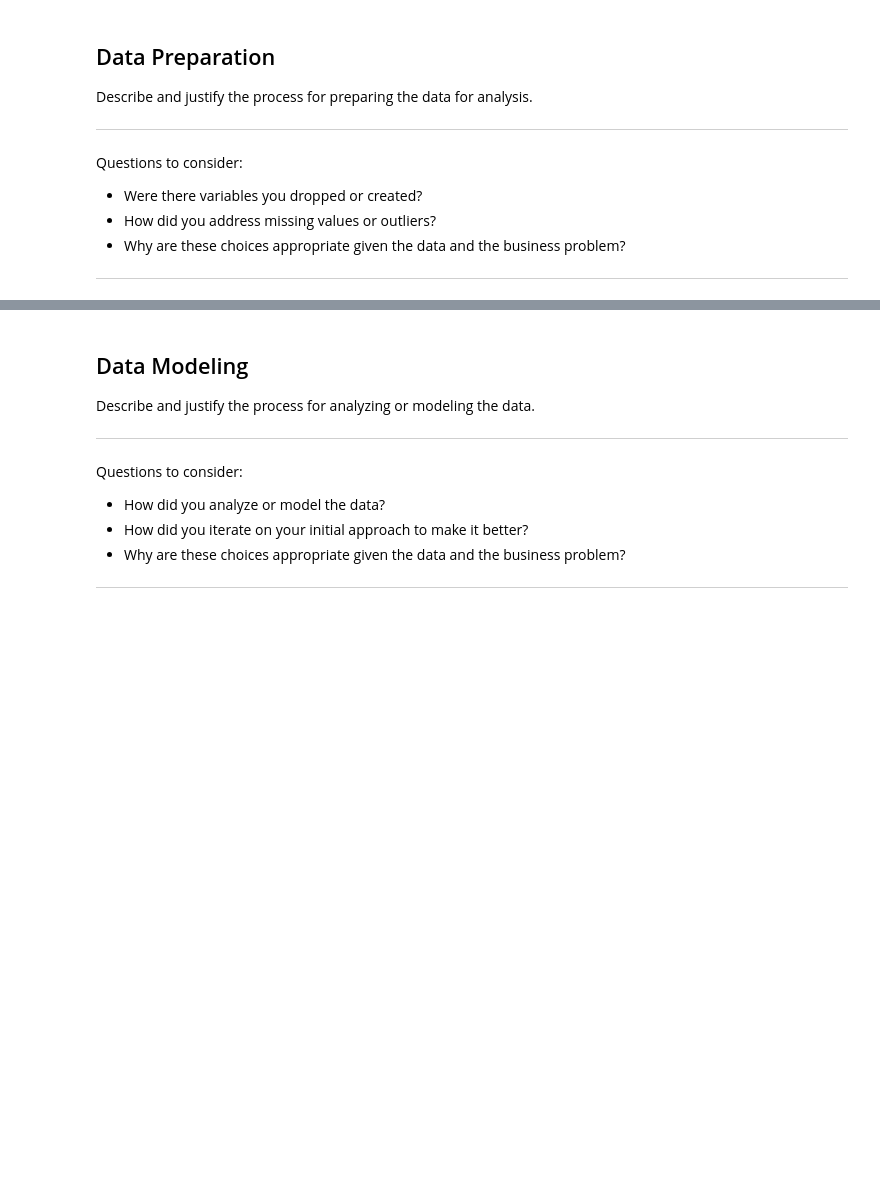
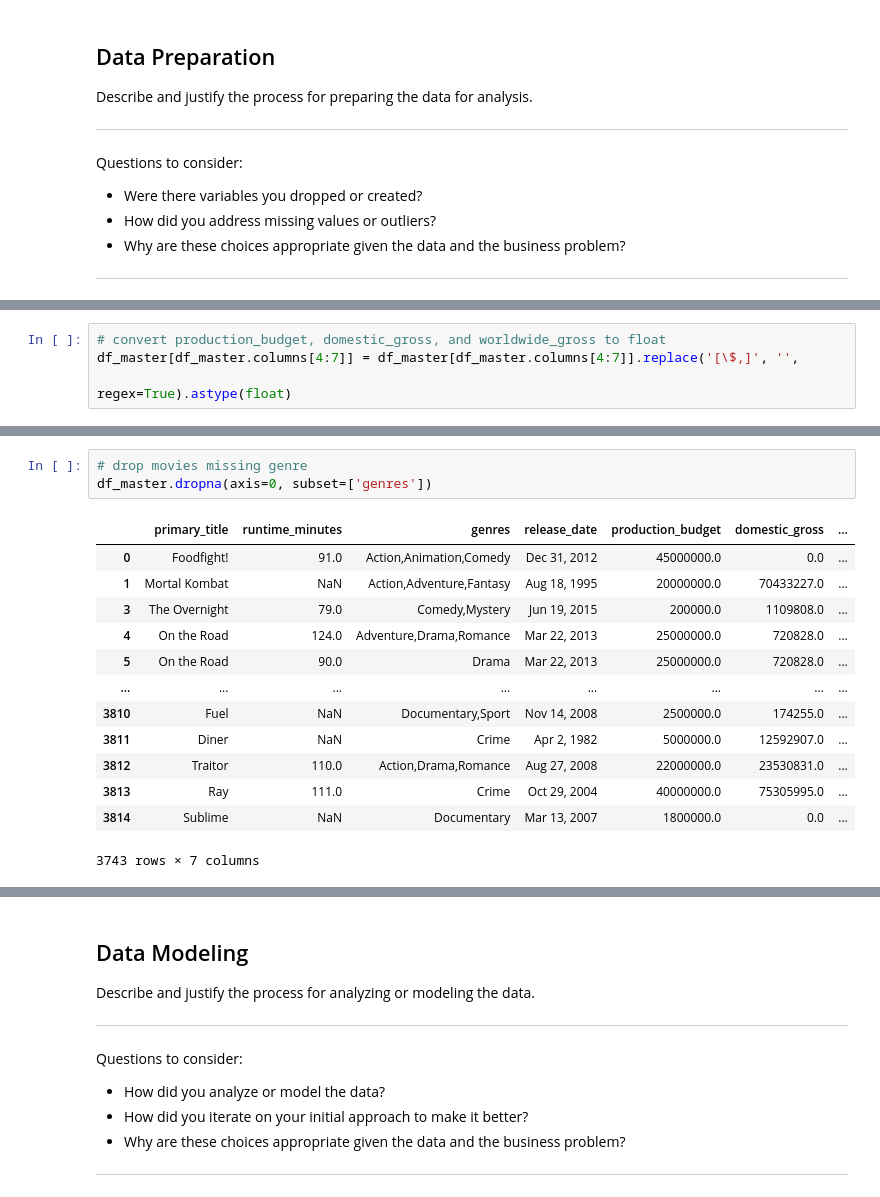
Before and after one commit to sierrajul/Microsoft-Movie-Analysis, a Jupyter notebook: dsc-phase1-project-template.ipynb, the cells around one changed output, grey strips where cells are left out. Drawn from its saved outputs; the diff is of its cells as text; blank space fills up the shorter version.

```diff
--- a/dsc-phase1-project-template.ipynb
+++ b/dsc-phase1-project-template.ipynb
@@ -119,0 +156,4 @@ Questions to consider:
+# %%
+# convert production_budget, domestic_gross, and worldwide_gross to float
+df_master[df_master.columns[4:7]] = df_master[df_master.columns[4:7]].replace('[\$,]', '',
+                                                                              regex=True).astype(float)
@@ -119,0 +172,17 @@ Questions to consider:
+# %%
+# drop movies missing genre
+df_master.dropna(axis=0, subset=['genres'])
+# %% [output]
+|  | primary_title | runtime_minutes | genres | release_date | production_budget | domestic_gross | ... |
+| 0 | Foodfight! | 91.0 | Action,Animation,Comedy | Dec 31, 2012 | 45000000.0 | 0.0 | ... |
+| 1 | Mortal Kombat | NaN | Action,Adventure,Fantasy | Aug 18, 1995 | 20000000.0 | 70433227.0 | ... |
+| 3 | The Overnight | 79.0 | Comedy,Mystery | Jun 19, 2015 | 200000.0 | 1109808.0 | ... |
+| 4 | On the Road | 124.0 | Adventure,Drama,Romance | Mar 22, 2013 | 25000000.0 | 720828.0 | ... |
+| 5 | On the Road | 90.0 | Drama | Mar 22, 2013 | 25000000.0 | 720828.0 | ... |
+| ... | ... | ... | ... | ... | ... | ... | ... |
+| 3810 | Fuel | NaN | Documentary,Sport | Nov 14, 2008 | 2500000.0 | 174255.0 | ... |
+| 3811 | Diner | NaN | Crime | Apr 2, 1982 | 5000000.0 | 12592907.0 | ... |
+| 3812 | Traitor | 110.0 | Action,Drama,Romance | Aug 27, 2008 | 22000000.0 | 23530831.0 | ... |
+| 3813 | Ray | 111.0 | Crime | Oct 29, 2004 | 40000000.0 | 75305995.0 | ... |
+| 3814 | Sublime | NaN | Documentary | Mar 13, 2007 | 1800000.0 | 0.0 | ... |
+3743 rows × 7 columns
```
Also changed, not shown: parts of 5 cells of this notebook.
